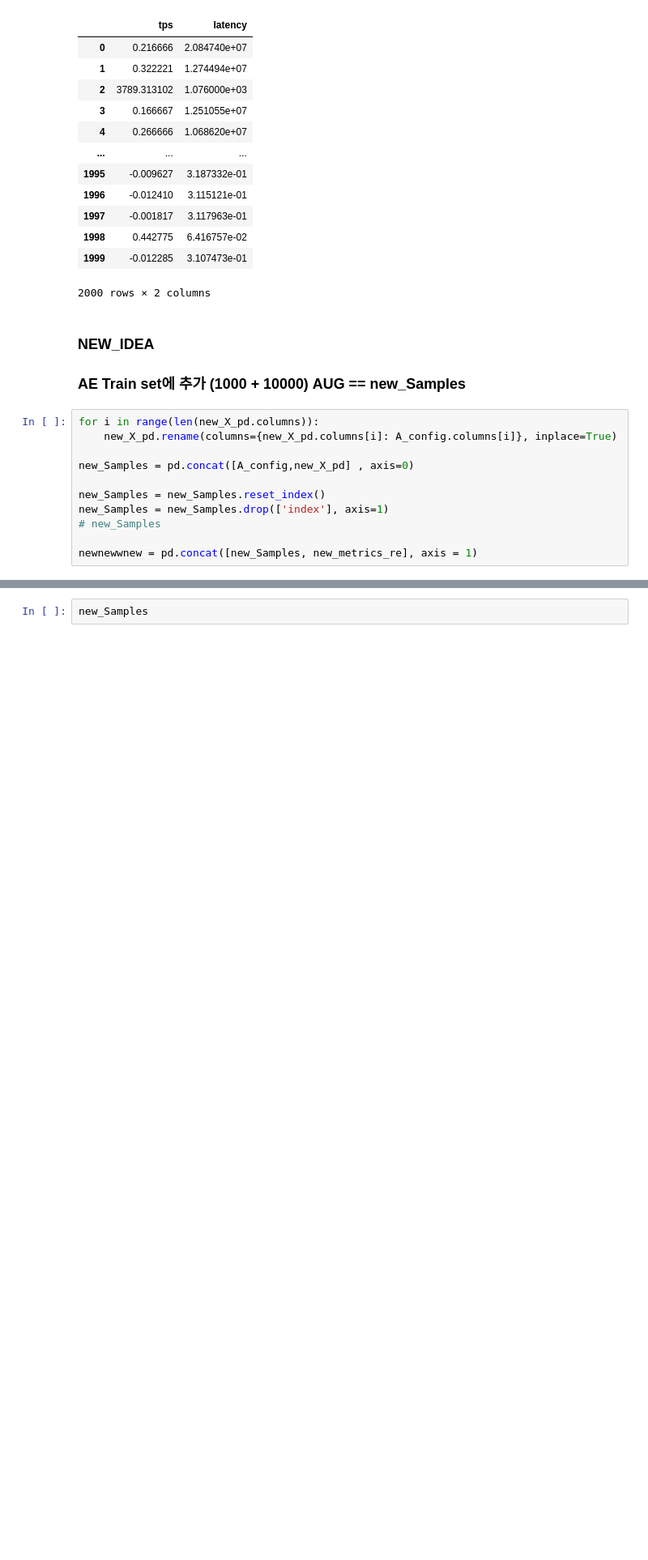
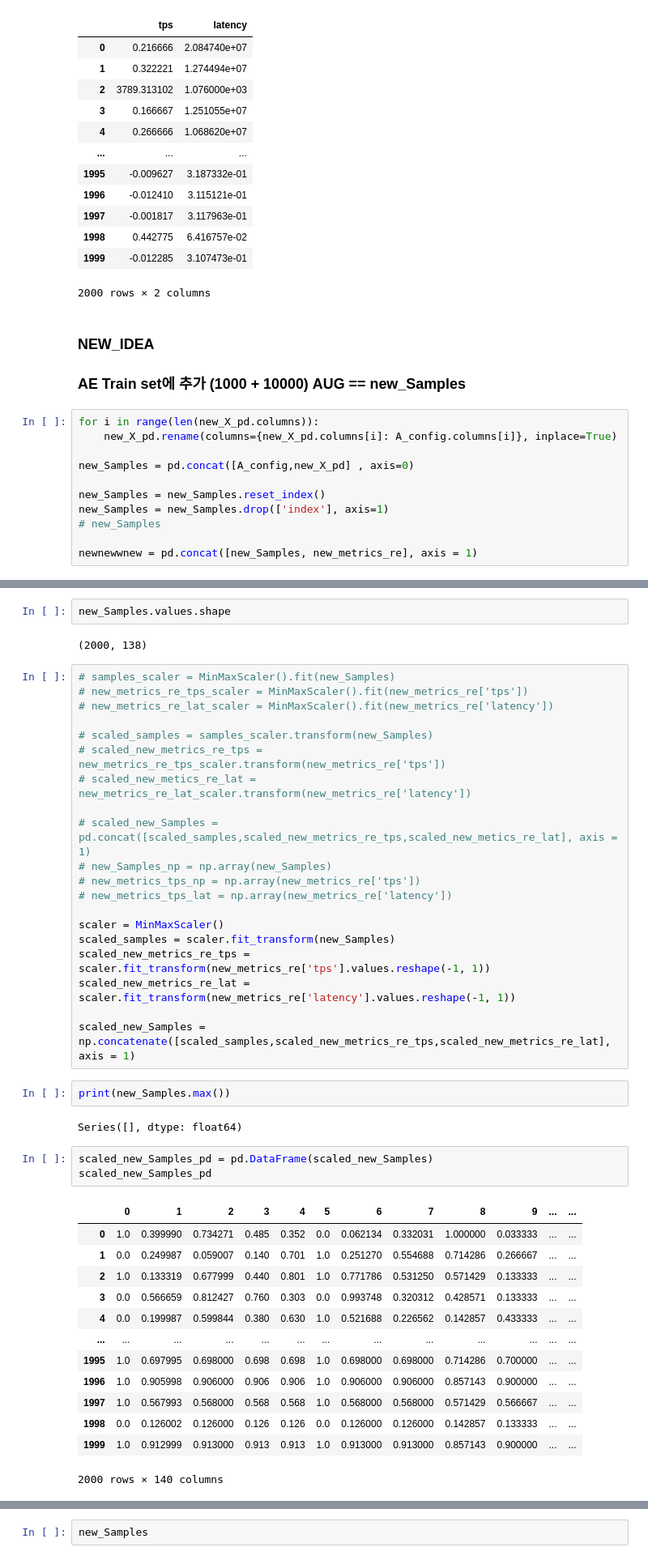
Before and after one commit to addb-swstarlab/DATATune, a Jupyter notebook: LHS+Optimization_tps-latency.ipynb, the cells around one changed output, grey strips where cells are left out. Shown at 81% size. Drawn from its saved outputs; the diff is of its cells as text; blank space fills up the shorter version.

Commit message:
config / tps / latency 따로 minmax

```diff
--- a/LHS+Optimization_tps-latency.ipynb
+++ b/LHS+Optimization_tps-latency.ipynb
@@ -617,0 +618,45 @@ new_metrics_re
+# %%
+new_Samples.values.shape
+# %% [output]
+(2000, 138)
+# %%
+# samples_scaler = MinMaxScaler().fit(new_Samples)
+# new_metrics_re_tps_scaler = MinMaxScaler().fit(new_metrics_re['tps'])
+# new_metrics_re_lat_scaler = MinMaxScaler().fit(new_metrics_re['latency'])
+
+# scaled_samples = samples_scaler.transform(new_Samples)
+# scaled_new_metrics_re_tps = new_metrics_re_tps_scaler.transform(new_metrics_re['tps'])
+# scaled_new_metics_re_lat = new_metrics_re_lat_scaler.transform(new_metrics_re['latency'])
+
+# scaled_new_Samples = pd.concat([scaled_samples,scaled_new_metrics_re_tps,scaled_new_metics_re_lat], axis = 1)
+# new_Samples_np = np.array(new_Samples)
+# new_metrics_tps_np = np.array(new_metrics_re['tps'])
+# new_metrics_tps_lat = np.array(new_metrics_re['latency'])
+
+scaler = MinMaxScaler()
+scaled_samples = scaler.fit_transform(new_Samples)
+scaled_new_metrics_re_tps = scaler.fit_transform(new_metrics_re['tps'].values.reshape(-1, 1))
+scaled_new_metrics_re_lat = scaler.fit_transform(new_metrics_re['latency'].values.reshape(-1, 1))
+
+scaled_new_Samples = np.concatenate([scaled_samples,scaled_new_metrics_re_tps,scaled_new_metrics_re_lat], axis = 1)
+# %%
+print(new_Samples.max())
+# %% [output]
+Series([], dtype: float64)
+# %%
+scaled_new_Samples_pd = pd.DataFrame(scaled_new_Samples)
+scaled_new_Samples_pd
+# %% [output]
+|  | 0 | 1 | 2 | 3 | 4 | 5 | 6 | 7 | 8 | 9 | ... | ... |
+| 0 | 1.0 | 0.399990 | 0.734271 | 0.485 | 0.352 | 0.0 | 0.062134 | 0.332031 | 1.000000 | 0.033333 | ... | ... |
+| 1 | 0.0 | 0.249987 | 0.059007 | 0.140 | 0.701 | 1.0 | 0.251270 | 0.554688 | 0.714286 | 0.266667 | ... | ... |
+| 2 | 1.0 | 0.133319 | 0.677999 | 0.440 | 0.801 | 1.0 | 0.771786 | 0.531250 | 0.571429 | 0.133333 | ... | ... |
+| 3 | 0.0 | 0.566659 | 0.812427 | 0.760 | 0.303 | 0.0 | 0.993748 | 0.320312 | 0.428571 | 0.133333 | ... | ... |
+| 4 | 0.0 | 0.199987 | 0.599844 | 0.380 | 0.630 | 1.0 | 0.521688 | 0.226562 | 0.142857 | 0.433333 | ... | ... |
+| ... | ... | ... | ... | ... | ... | ... | ... | ... | ... | ... | ... | ... |
+| 1995 | 1.0 | 0.697995 | 0.698000 | 0.698 | 0.698 | 1.0 | 0.698000 | 0.698000 | 0.714286 | 0.700000 | ... | ... |
+| 1996 | 1.0 | 0.905998 | 0.906000 | 0.906 | 0.906 | 1.0 | 0.906000 | 0.906000 | 0.857143 | 0.900000 | ... | ... |
+| 1997 | 1.0 | 0.567993 | 0.568000 | 0.568 | 0.568 | 1.0 | 0.568000 | 0.568000 | 0.571429 | 0.566667 | ... | ... |
+| 1998 | 0.0 | 0.126002 | 0.126000 | 0.126 | 0.126 | 0.0 | 0.126000 | 0.126000 | 0.142857 | 0.133333 | ... | ... |
+| 1999 | 1.0 | 0.912999 | 0.913000 | 0.913 | 0.913 | 1.0 | 0.913000 | 0.913000 | 0.857143 | 0.900000 | ... | ... |
+2000 rows × 140 columns
```
Also changed, not shown: parts of 7 cells of this notebook.
